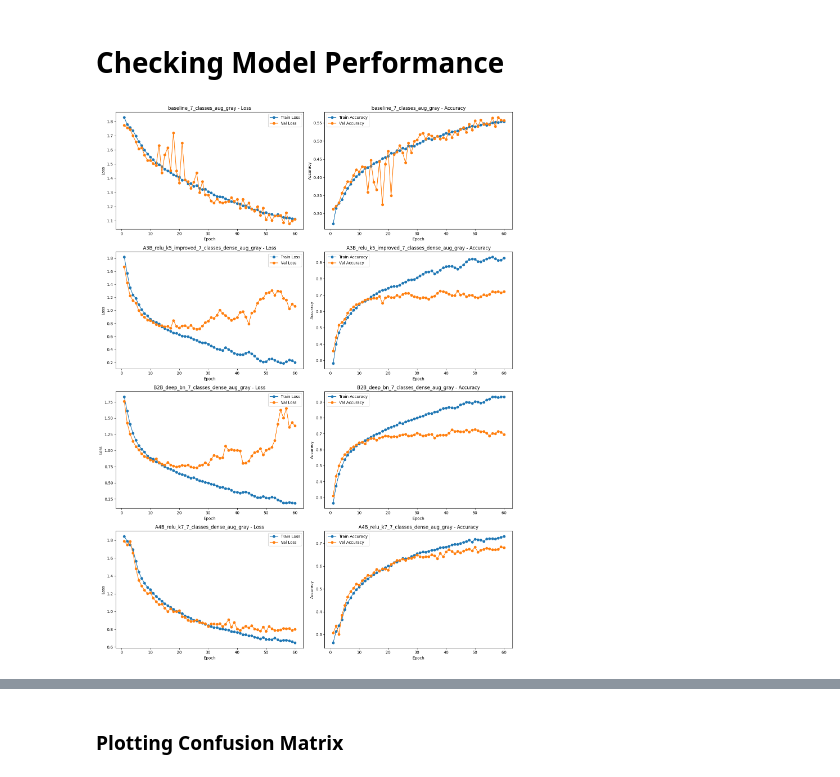
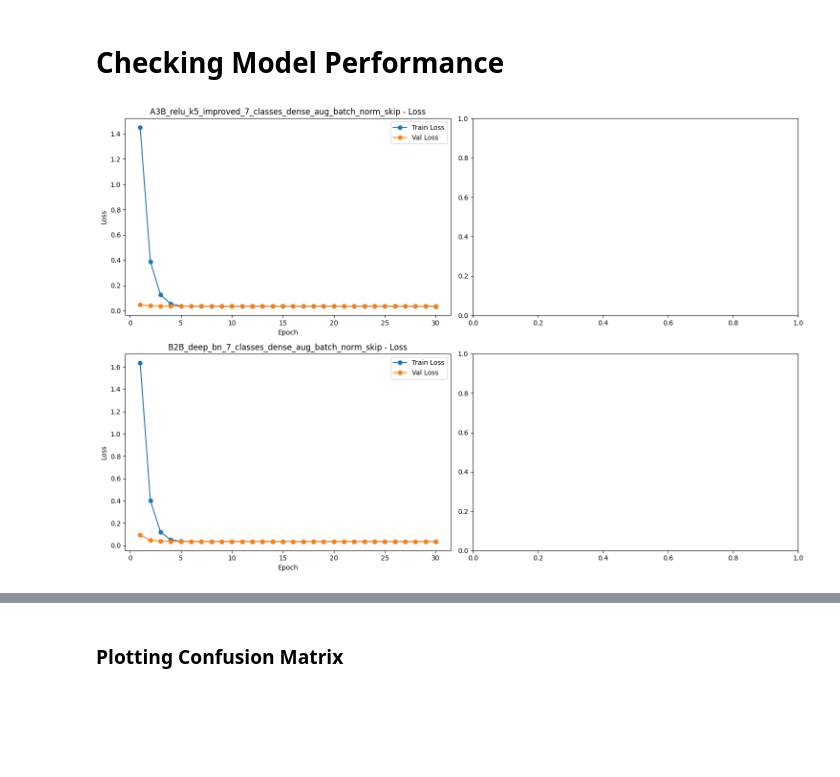
Before and after one commit to MocanuPaulC/DL-assignment, a Jupyter notebook: part_1/training_notebook.ipynb, the cells around one changed output, grey strips where cells are left out. Cells and saved outputs as stored; diff of their text form; code cells hidden in the pictures; blank space fills up the shorter version.

Commit message:
did the regressors, loss and training are weird

```diff
--- a/part_1/training_notebook.ipynb
+++ b/part_1/training_notebook.ipynb
@@ -207,21 +227,16 @@ config_count=9
 configs = [
     # skip true , batch norm true, batch norm dense true
     {"name": "A3B_relu_k5_improved_7_classes_dense_aug_batch_norm_skip", "activation": "relu","kernel_size": 5, "conv_filters": [32, 64, 128, 256],"dense_units":[256,128],"batch_norm": True,"batch_norm_dense": True, "dropout_rate": 0.5,"aug_data":True,"use_skip": True},
-
     {"name": "B2B_deep_bn_7_classes_dense_aug_batch_norm_skip", "conv_filters": [32, 64, 128, 256, 512],"dense_units":[512,256,128], "activation": "relu", "dropout_rate": 0.5, "batch_norm": True,"batch_norm_dense": True,"aug_data":True,"use_skip":True},
 
-    # skip true, batch norm false, batch norm dense false
-    {"name": "A3B_relu_k5_improved_7_classes_dense_aug_skip", "activation": "relu","kernel_size": 5, "conv_filters": [32, 64, 128, 256],"dense_units":[256,128], "dropout_rate": 0.5,"aug_data":True,"use_skip": True},
-
-    {"name": "B2B_deep_bn_7_classes_dense_aug_skip", "conv_filters": [32, 64, 128, 256, 512],"dense_units":[512,256,128], "activation": "relu", "dropout_rate": 0.5,"aug_data":True,"use_skip":True},
 ]
 
 default_args = {
     "batch_size": 512,
-    "epochs": 60,
+    "epochs": 30,
     "channels": 3,
     "dropout_rate": 0.5,
-    "task": "classification",
+    "task": "regression",
     "num_classes": 7,
     "conv_filters": [32, 64, 128],
     "kernel_size": 3,
@@ -242,24 +257,27 @@ ratio=1
 model_list = []
 for cfg in configs:
     cfg_full = {**default_args, **cfg}
+    cfg_full["loss"]='categorical_crossentropy' if cfg_full["task"] =="classification" else "mse"
+    cfg_full["metrics"]=['accuracy'] if cfg_full["task"] =="classification" else "mse"
 
     dict_for_data= aug_data if cfg_full["aug_data"] else data
+    label_kind = "labels" if cfg_full["task"] =="classification" else "labels_regr"
 
-    train_dataset = load_images_from_paths(dict_for_data["train"]["filenames"], dict_for_data["train"]["labels"],
+    train_dataset = load_images_from_paths(dict_for_data["train"]["filenames"], dict_for_data["train"][label_kind],
                                            channels=cfg_full["channels"],
                                            ratio=ratio,
                                            batch_size=cfg_full['batch_size'],
                                            class_count=cfg_full['num_classes'],
                                            normalize=cfg_full['normalize'])
 
-    val_dataset = load_images_from_paths(dict_for_data["val"]["filenames"], dict_for_data["val"]["labels"],
+    val_dataset = load_images_from_paths(data["val"]["filenames"], data["val"][label_kind],
                                          channels=cfg_full["channels"],
                                          ratio=ratio,
                                          batch_size=cfg_full['batch_size'],
                                          class_count=cfg_full['num_classes'],
                                          normalize=cfg_full['normalize'])
 
-    test_dataset = load_images_from_paths(dict_for_data["test"]["filenames"], dict_for_data["test"]["labels"],
+    test_dataset = load_images_from_paths(data["test"]["filenames"], data["test"][label_kind],
                                          channels=cfg_full["channels"],
                                          ratio=ratio,
                                          batch_size=cfg_full['batch_size'],
@@ -299,7 +317,7 @@ for cfg in configs:
         )
 
     optimizer = Adam(learning_rate=0.001)
-    model.compile(loss='categorical_crossentropy', optimizer=optimizer, metrics=['accuracy'])
+    model.compile(loss=cfg_full["loss"], optimizer=optimizer, metrics=cfg_full["metrics"])
     cfg_full["model"] = model
     cfg_full["train_data"]=train_dataset
     cfg_full["val_data"]=val_dataset
@@ -394,41 +415,44 @@ Epoch 41/60
 # %%
 
 # Create subplots: one row per model, two columns (loss and accuracy)
 fig, axes = plt.subplots(nrows=len(model_list), ncols=2, figsize=(15, 5 * len(model_list)))
 
 # Ensure axes is always 2D
 if len(model_list) == 1:
     axes = np.array([axes])
 
 # Loop through each trained model entry
 for i, entry in enumerate(model_list):
-    model_name = entry["name"]
-    history = entry["history"]
+    try:
+        model_name = entry["name"]
+        history = entry["history"]
 
-    epochs = list(range(1, len(history["loss"]) + 1))
+        epochs = list(range(1, len(history["loss"]) + 1))
 
-    # Loss Plot
-    ax_loss = axes[i, 0]
-    ax_loss.plot(epochs, history["loss"], label='Train Loss', marker='o')
-    ax_loss.plot(epochs, history["val_loss"], label='Val Loss', marker='o')
-    ax_loss.set_title(f"{model_name} - Loss")
-    ax_loss.set_xlabel("Epoch")
-    ax_loss.set_ylabel("Loss")
-    ax_loss.legend()
+        # Loss Plot
+        ax_loss = axes[i, 0]
+        ax_loss.plot(epochs, history["loss"], label='Train Loss', marker='o')
+        ax_loss.plot(epochs, history["val_loss"], label='Val Loss', marker='o')
+        ax_loss.set_title(f"{model_name} - Loss")
+        ax_loss.set_xlabel("Epoch")
+        ax_loss.set_ylabel("Loss")
+        ax_loss.legend()
 
-    # Accuracy Plot
-    ax_acc = axes[i, 1]
-    ax_acc.plot(epochs, history["accuracy"], label='Train Accuracy', marker='o')
-    ax_acc.plot(epochs, history["val_accuracy"], label='Val Accuracy', marker='o')
-    ax_acc.set_title(f"{model_name} - Accuracy")
-    ax_acc.set_xlabel("Epoch")
-    ax_acc.set_ylabel("Accuracy")
-    ax_acc.legend()
+        # Accuracy Plot
+        ax_acc = axes[i, 1]
+        ax_acc.plot(epochs, history["accuracy"], label='Train Accuracy', marker='o')
+        ax_acc.plot(epochs, history["val_accuracy"], label='Val Accuracy', marker='o')
+        ax_acc.set_title(f"{model_name} - Accuracy")
+        ax_acc.set_xlabel("Epoch")
+        ax_acc.set_ylabel("Accuracy")
+        ax_acc.legend()
+    except Exception:
+        continue
 
 plt.tight_layout()
 plt.show()
 # %% [output]
-[figure, old version]
+[figure, new version]
 # %%
 
 
```
Also changed, not shown: parts of 4 cells of this notebook, 10 other files.
